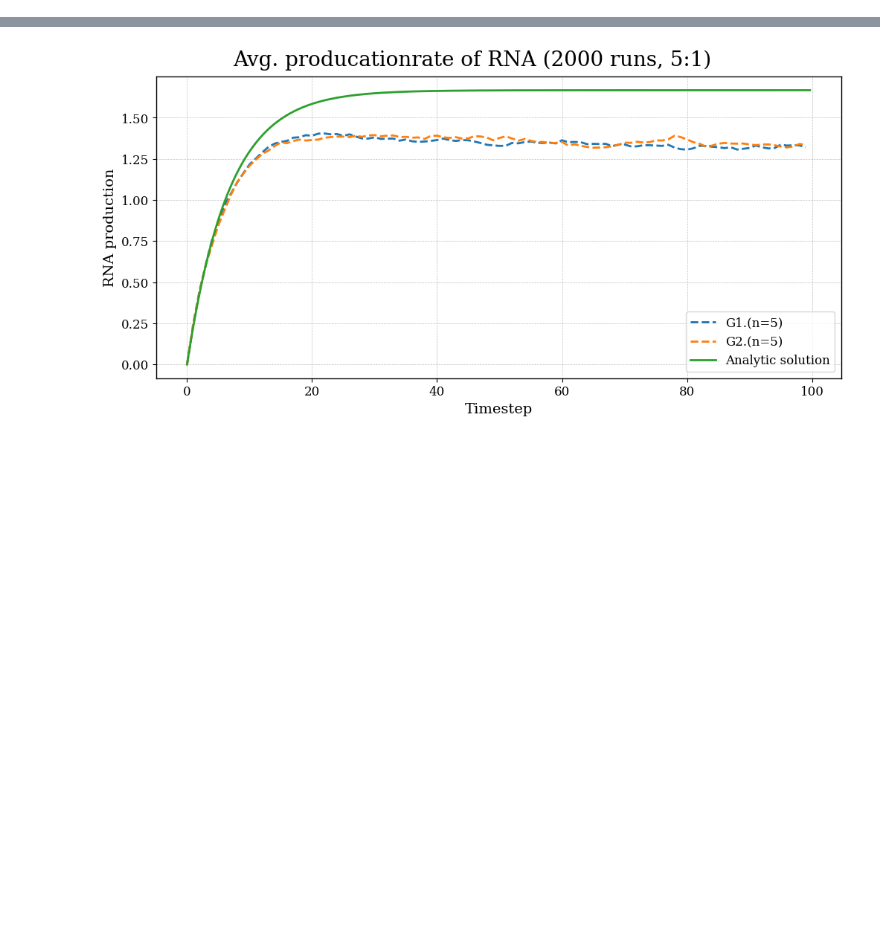
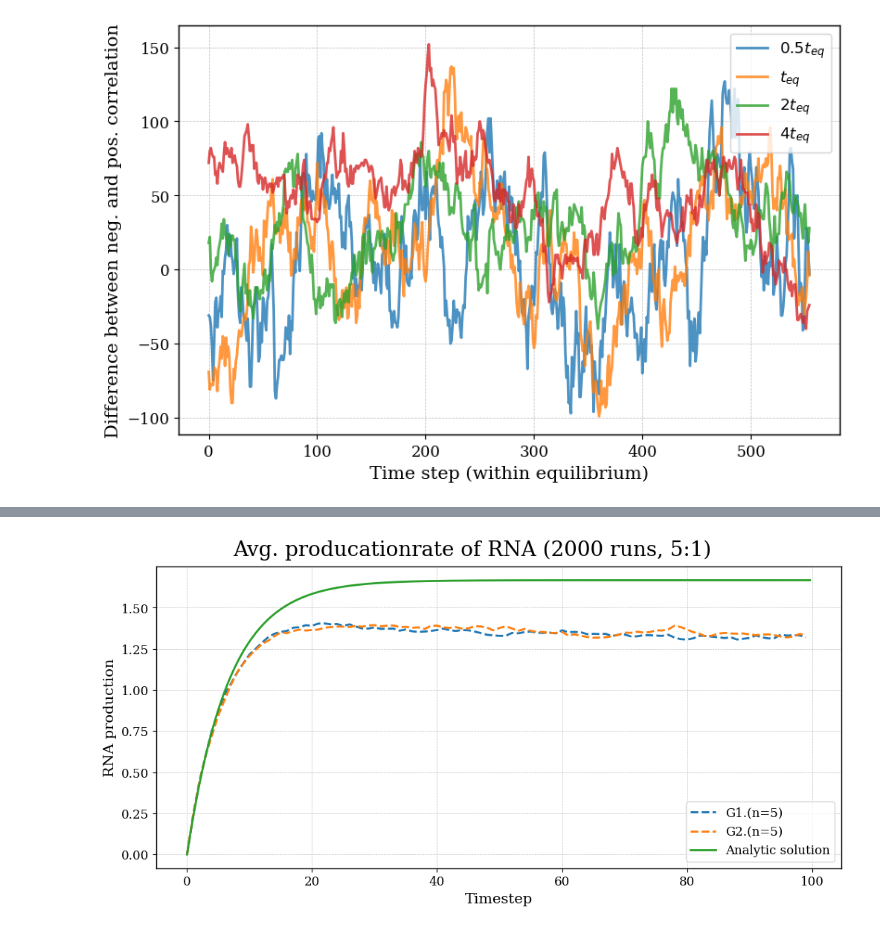
Before and after one commit to RicemanBoy/trafficRNA, a Jupyter notebook: trafficRNA.ipynb, the cells around one changed output, grey strips where cells are left out. Saved outputs shown, nothing was run; the diff lists cells and outputs as text; code cells hidden in the pictures; blank space fills up the shorter version.

```diff
--- a/trafficRNA.ipynb
+++ b/trafficRNA.ipynb
@@ -121,3 +135,33 @@ Mean + std.:  -0.10793982343389918  +-  0.1968269402298366
+# %%
+time = [i for i in range(np.shape(mod_corrx3)[0])]
+
+y0, y1, y2, y3 = [], [], [], []
+
+for j in time:
+    corr0, corr1, corr2, corr3 = mod_corrx[:][j], mod_corrx1[:][j], mod_corrx2[:][j], mod_corrx3[:][j]
+    hmm_corr0, hmm_corr1 = [i for i in corr0 if np.abs(i)>0], [i for i in corr1 if np.abs(i)>0]
+    hmm_corr2, hmm_corr3 = [i for i in corr2 if np.abs(i)>0], [i for i in corr3 if np.abs(i)>0]
+
+    y0.append(sum(i<0 for i in hmm_corr0)-sum(i>0 for i in hmm_corr0)), y1.append(sum(i<0 for i in hmm_corr1)-sum(i>0 for i in hmm_corr1))
+    y2.append(sum(i<0 for i in hmm_corr2)-sum(i>0 for i in hmm_corr2)), y3.append(sum(i<0 for i in hmm_corr3)-sum(i>0 for i in hmm_corr3))
+
+fig, ax = plt.subplots(figsize=(8,5))
+
+
+
+ax.plot(time, y0, label=r"$0.5t_{eq}$", alpha = 0.8)
+ax.plot(time, y1, label=r"$t_{eq}$", alpha = 0.8)
+ax.plot(time, y2, label=r"$2t_{eq}$", alpha = 0.8)
+ax.plot(time, y3, label=r"$4t_{eq}$", alpha = 0.8)
+
+ax.set_xlabel("Time step (within equilibrium)")
+ax.set_ylabel("Difference between neg. and pos. correlation")
+
+plt.legend()
+#plt.savefig("figuress/fig11.png", dpi=300)
+plt.show()
+# %% [output]
+[figure, added]
 # %%
 time = [i for i in range(np.shape(mod_corrx3)[0])]
 
```
Also changed, not shown: parts of 6 cells of this notebook, 4 other files.
